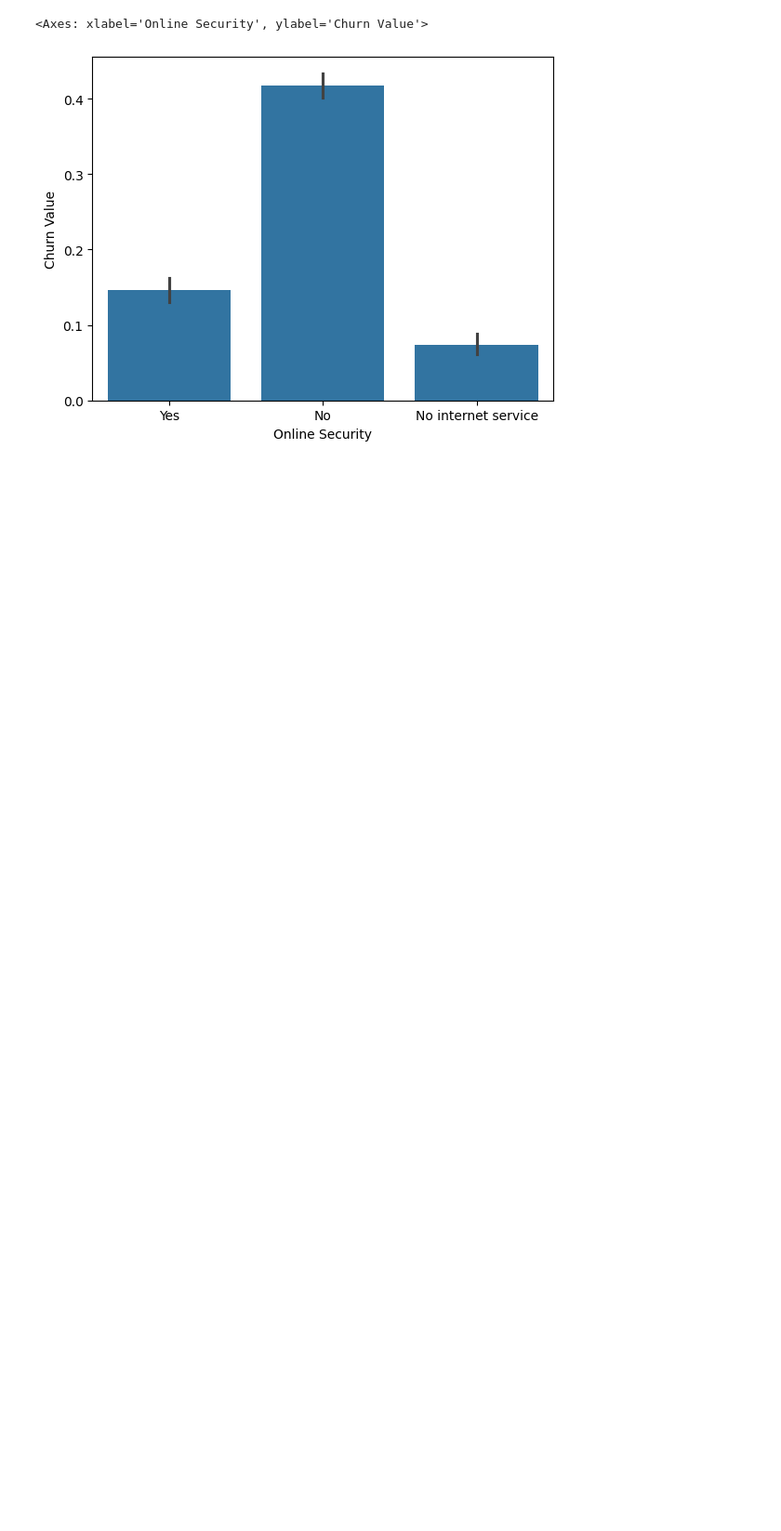
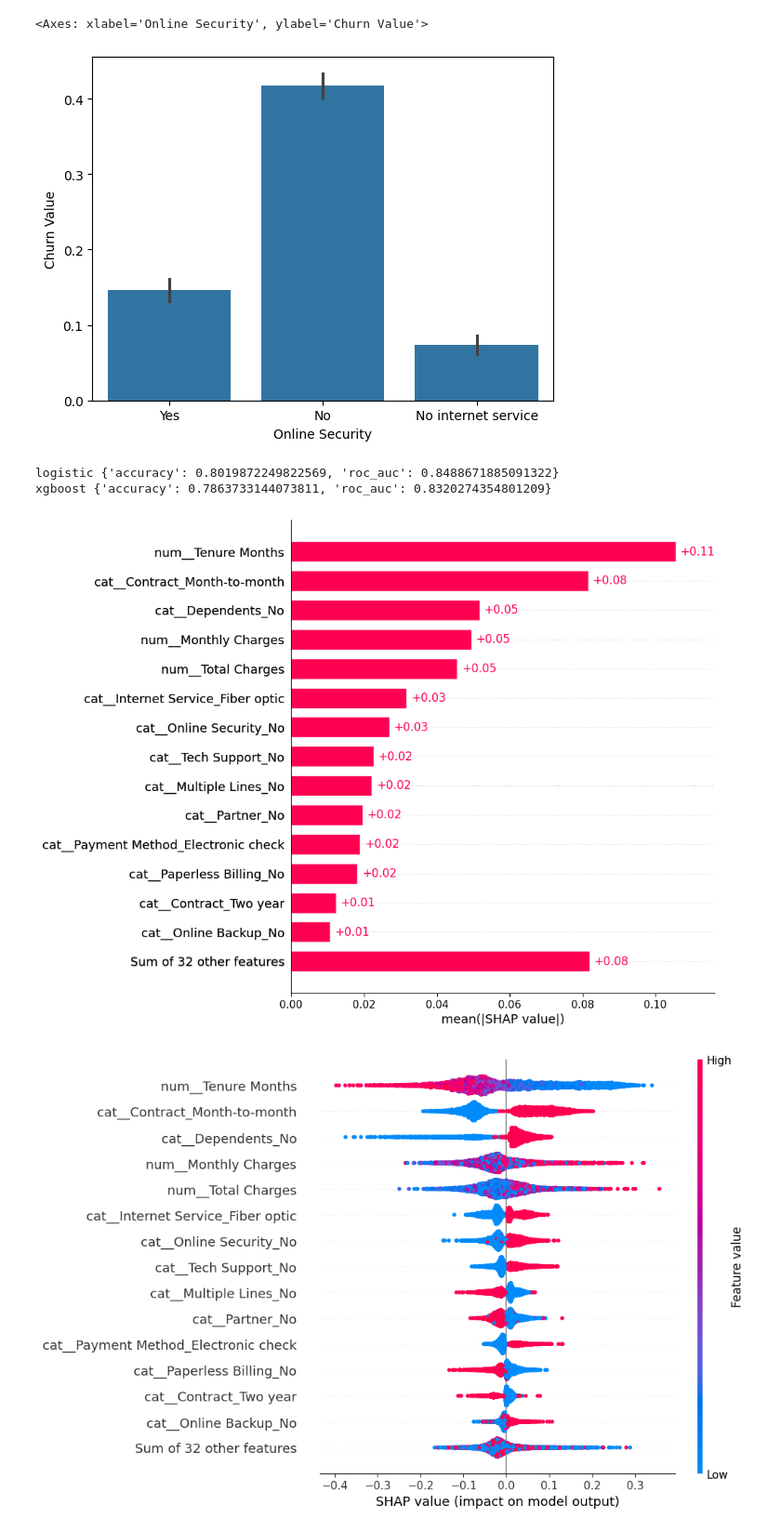
Before and after one commit to EvanW22/telco-churn-retention, a Jupyter notebook: notebooks/churn_analysis.ipynb, the cells around one changed output. Shown at 93% size. Drawn from its saved outputs; the diff is of its cells as text; code cells hidden in the pictures; blank space fills up the shorter version.

Commit message:
finished LR and XGBoost models and evaluation

```diff
--- a/notebooks/churn_analysis.ipynb
+++ b/notebooks/churn_analysis.ipynb
@@ -59,0 +72,57 @@ sns.barplot(data=df, x="Online Security", y="Churn Value")
+# %%
+X = df.drop("Churn Value", axis=1)
+y = df["Churn Value"]
+
+X_train, X_test, y_train, y_test = train_test_split(
+    X, y, test_size=0.2, stratify=y, random_state=42
+)
+
+preprocessor = build_preprocessor(df)
+models = get_models()
+
+trained_pipelines = {}
+
+for name, model in models.items():
+    pipe = Pipeline([
+        ("prep", preprocessor),
+        ("model", model)
+    ])
+
+    pipe.fit(X_train, y_train)
+    trained_pipelines[name] = pipe
+
+    results = evaluate_model(pipe, X_test, y_test)
+    print(name, results)
+# %% [output]
+logistic {'accuracy': 0.8019872249822569, 'roc_auc': 0.8488671885091322}
+xgboost {'accuracy': 0.7863733144073811, 'roc_auc': 0.8320274354801209}
+# %%
+import shap
+
+model_name = "xgboost"
+pipe = trained_pipelines[model_name]
+
+prep = pipe.named_steps["prep"]
+model = pipe.named_steps["model"]
+
+X_train_transformed = prep.transform(X_train)
+feature_names = prep.get_feature_names_out()
+
+#SHAP explainer
+explainer = shap.Explainer(model.predict_proba, X_train_transformed, feature_names=feature_names)
+
+#compute SHAP values for churns
+shap_values = explainer(X_train_transformed)[:, :, 1]
+
+#average feature importance
+shap.plots.bar(shap_values, max_display=15)
+
+#beeswarm
+shap.plots.beeswarm(shap_values, max_display=15)
+
+#single customer
+customer_idx = 99
+shap.plots.waterfall(shap_values[customer_idx])
+# %% [output]
+[figure, added]
+[figure, added]
```
Also changed, not shown: parts of 3 cells of this notebook, 4 other files.
